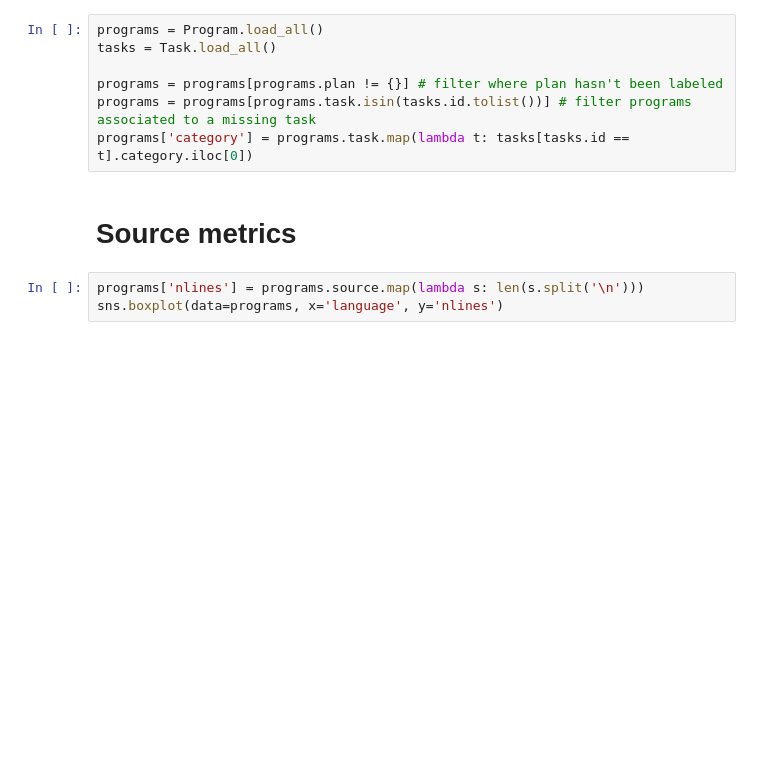
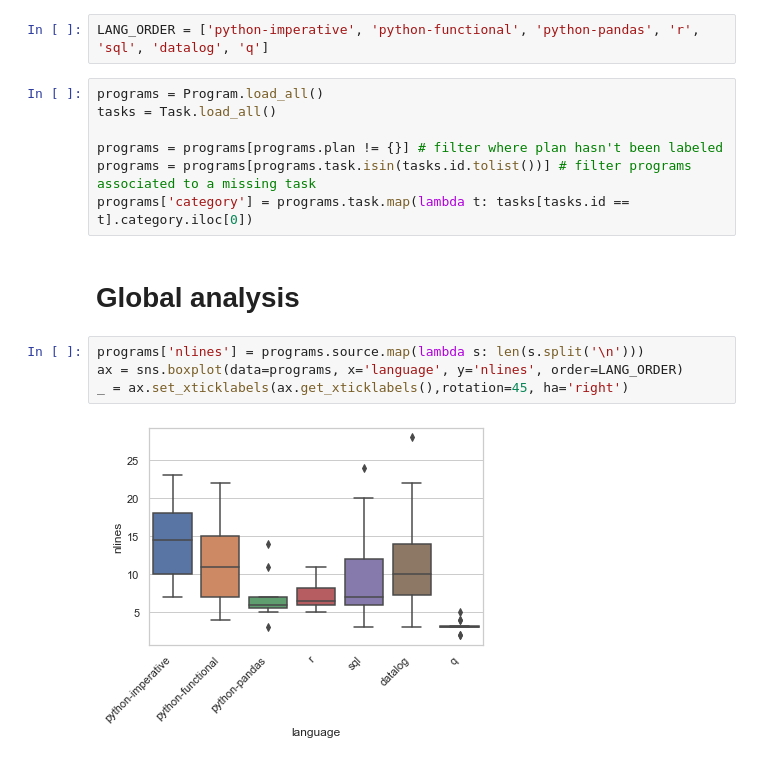
Before and after one commit to willcrichton/expressiveness-benchmark, a Jupyter notebook: notebooks/will_analysis.ipynb, the cells around one changed output. Drawn from its saved outputs; the diff is of its cells as text; blank space fills up the shorter version.

```diff
--- a/notebooks/will_analysis.ipynb
+++ b/notebooks/will_analysis.ipynb
@@ -9,6 +9,8 @@ import numpy as np
 from interval import interval
 from itertools import combinations
 sns.set(style='whitegrid')
+# %%
+LANG_ORDER = ['python-imperative', 'python-functional', 'python-pandas', 'r', 'sql', 'datalog', 'q']
 # %%
 programs = Program.load_all()
 tasks = Task.load_all()
@@ -16,10 +18,13 @@ tasks = Task.load_all()
 programs = programs[programs.plan != {}] # filter where plan hasn't been labeled
 programs = programs[programs.task.isin(tasks.id.tolist())] # filter programs associated to a missing task
 programs['category'] = programs.task.map(lambda t: tasks[tasks.id == t].category.iloc[0])
-# %% [markdown]
-# Source metrics
+# %% [markdown]
+# Global analysis
 # %%
 programs['nlines'] = programs.source.map(lambda s: len(s.split('\n')))
-sns.boxplot(data=programs, x='language', y='nlines')
+ax = sns.boxplot(data=programs, x='language', y='nlines', order=LANG_ORDER)
+_ = ax.set_xticklabels(ax.get_xticklabels(),rotation=45, ha='right')
+# %% [output]
+[figure, added]
 # %%
 programs['nchars'] = programs.source.map(len)
```
Also changed, not shown: parts of 11 cells of this notebook, 11 other files.
